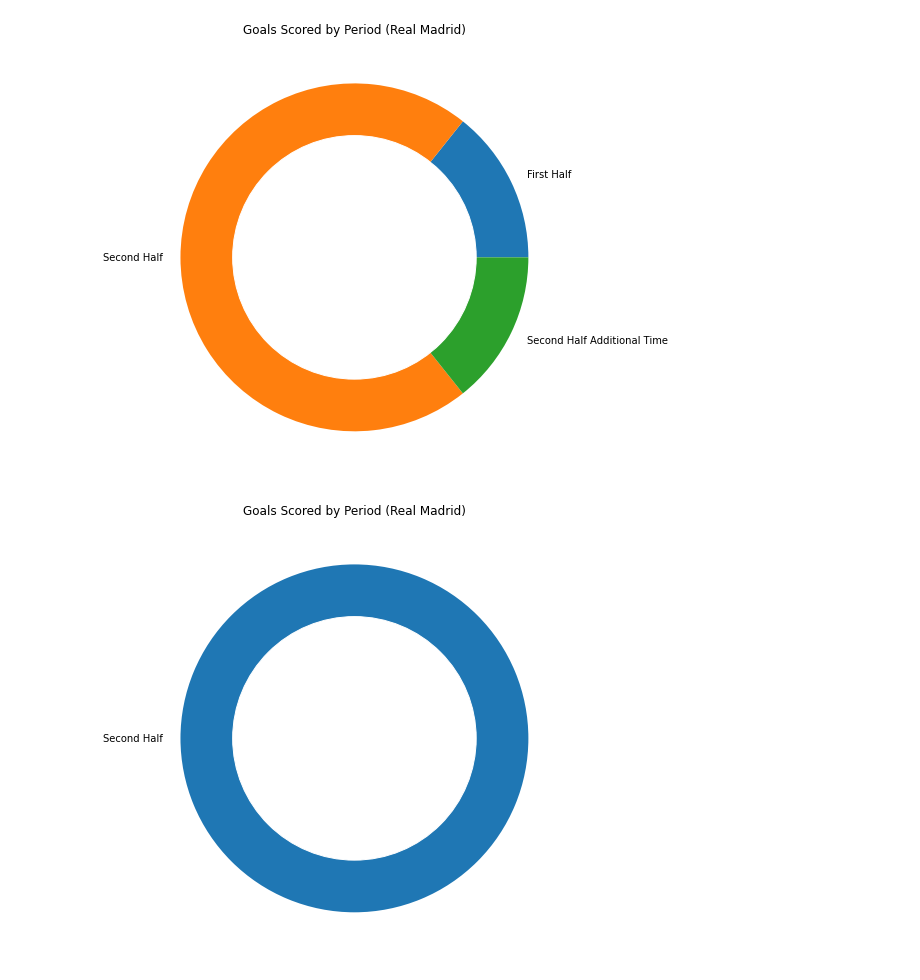
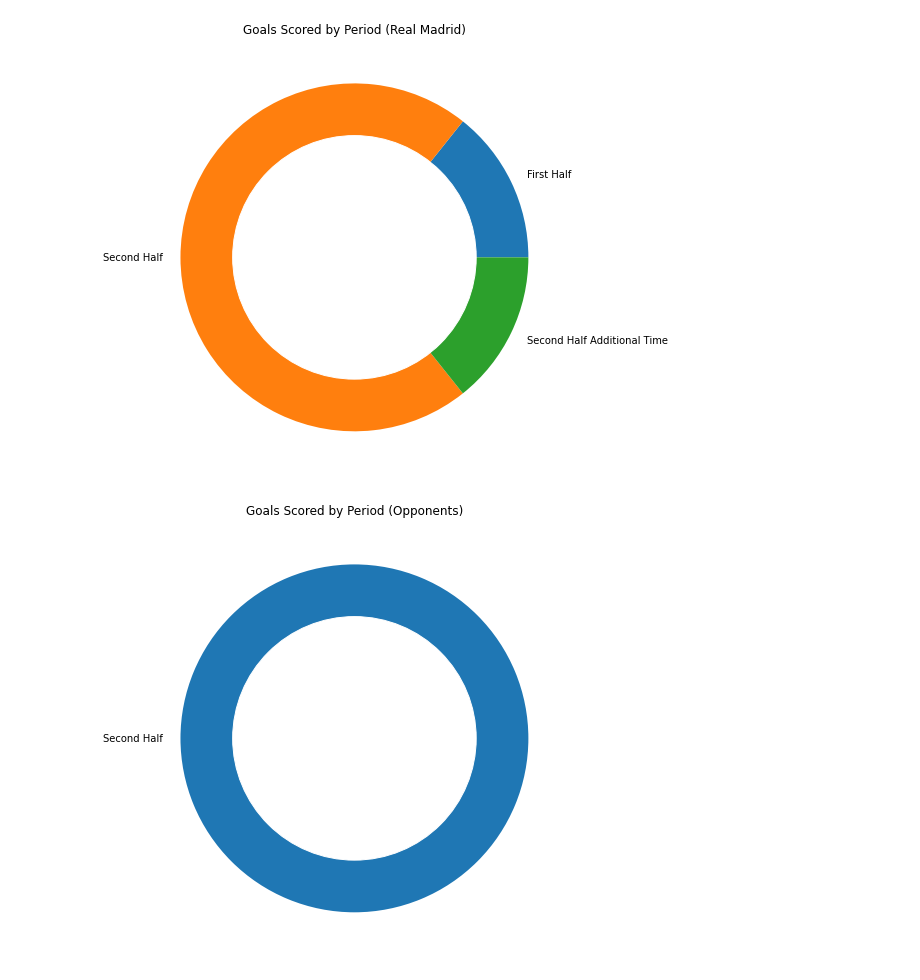
Before and after one commit to amartins90/real-madrid-2021-22, a Jupyter notebook: Madrid.ipynb, the cells around one changed output. Drawn from its saved outputs; the diff is of its cells as text; code cells hidden in the pictures.

Commit message:
Fix plot title

```diff
--- a/Madrid.ipynb
+++ b/Madrid.ipynb
@@ -103,11 +103,11 @@ plt.show();
 # %%
 fig_circle = plt.Circle((0,0), 0.7, color='white')
 plt.figure(figsize=(8, 8))
 
 plt.pie(against_goals_dic.values(), labels=against_goals_dic.keys())
 p = plt.gcf()
 p.gca().add_artist(fig_circle)
-plt.title('Goals Scored by Period (Real Madrid)')
+plt.title('Goals Scored by Period (Opponents)')
 plt.show();
 # %% [output]
-[figure, old version]
+[figure, new version]
```
